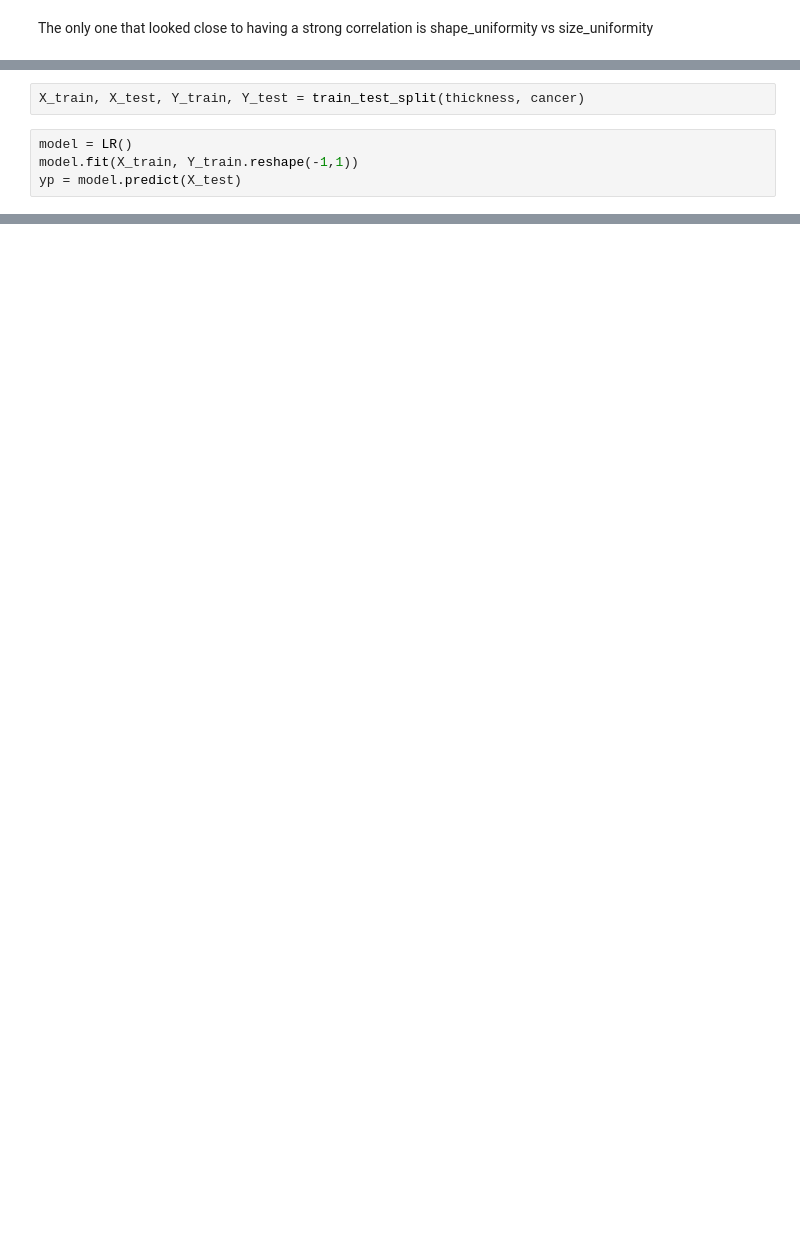
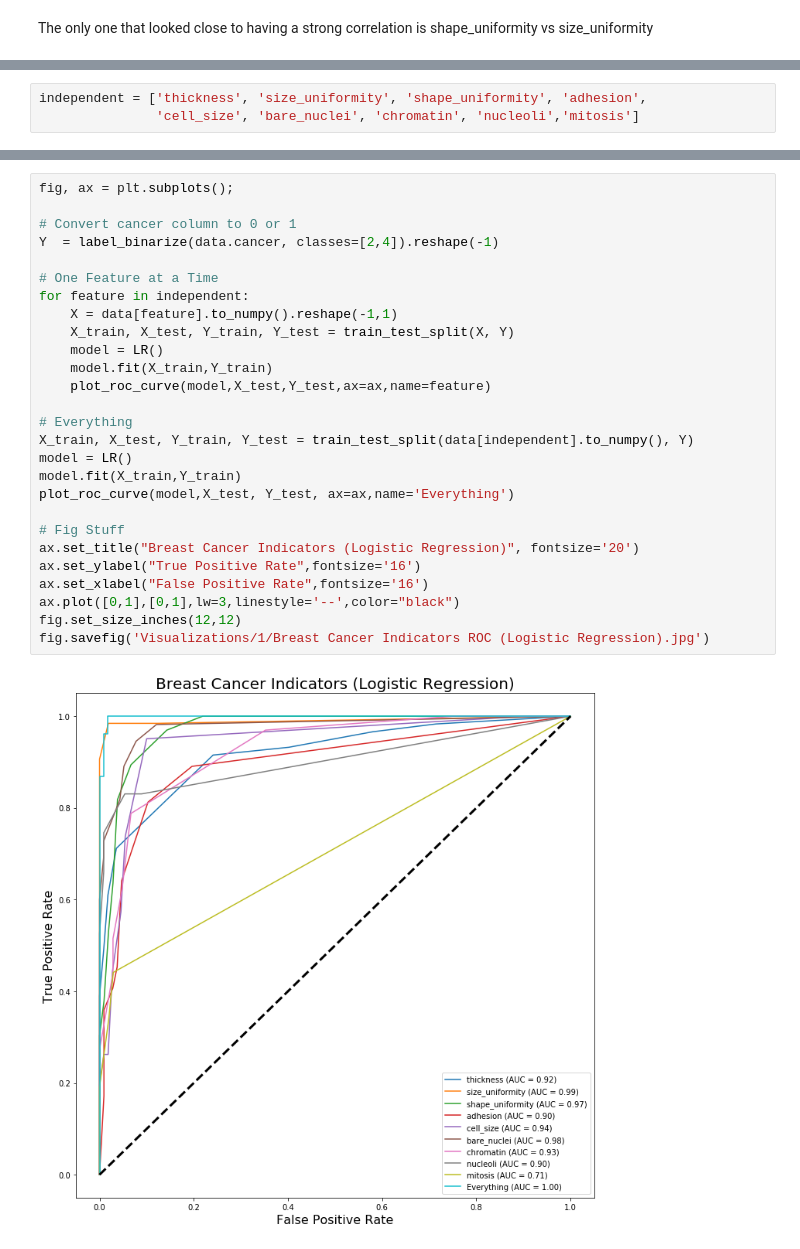
Before and after one commit to martinezjorge/Data-Science-Bootcamp, a Jupyter notebook: Week4/1 Binary Classification - Probablistic Models - KNN, Naive Bayes, Discriminant Analysis; Similarities and Differences.ipynb, the cells around one changed output, grey strips where cells are left out. Drawn from its saved outputs; the diff is of its cells as text; blank space fills up the shorter version.

```diff
--- a/Week4/1 Binary Classification - Probablistic Models - KNN, Naive Bayes, Discriminant Analysis; Similarities and Differences.ipynb
+++ b/Week4/1 Binary Classification - Probablistic Models - KNN, Naive Bayes, Discriminant Analysis; Similarities and Differences.ipynb
@@ -111,6 +74,0 @@ cancer = label_binarize(data.cancer, classes=[2,4])
-# %%
-X_train, X_test, Y_train, Y_test = train_test_split(thickness, cancer)
-# %%
-model = LR()
-model.fit(X_train, Y_train.reshape(-1,1))
-yp = model.predict(X_test)
@@ -136,0 +75,3 @@ yp = model.predict(X_test)
+# %%
+independent = ['thickness', 'size_uniformity', 'shape_uniformity', 'adhesion',
+               'cell_size', 'bare_nuclei', 'chromatin', 'nucleoli','mitosis']
@@ -136,0 +80,29 @@ yp = model.predict(X_test)
+# %%
+fig, ax = plt.subplots();
+
+# Convert cancer column to 0 or 1
+Y  = label_binarize(data.cancer, classes=[2,4]).reshape(-1)
+
+# One Feature at a Time
+for feature in independent:
+    X = data[feature].to_numpy().reshape(-1,1)
+    X_train, X_test, Y_train, Y_test = train_test_split(X, Y)
+    model = LR()
+    model.fit(X_train,Y_train)
+    plot_roc_curve(model,X_test,Y_test,ax=ax,name=feature)
+
+# Everything
+X_train, X_test, Y_train, Y_test = train_test_split(data[independent].to_numpy(), Y)
+model = LR()
+model.fit(X_train,Y_train)
+plot_roc_curve(model,X_test, Y_test, ax=ax,name='Everything')
+
+# Fig Stuff
+ax.set_title("Breast Cancer Indicators (Logistic Regression)", fontsize='20')
+ax.set_ylabel("True Positive Rate",fontsize='16')
+ax.set_xlabel("False Positive Rate",fontsize='16')
+ax.plot([0,1],[0,1],lw=3,linestyle='--',color="black")
+fig.set_size_inches(12,12)
+fig.savefig('Visualizations/1/Breast Cancer Indicators ROC (Logistic Regression).jpg')
+# %% [output]
+[figure, added]
```
Also changed, not shown: parts of 30 cells of this notebook, 48 other files.
